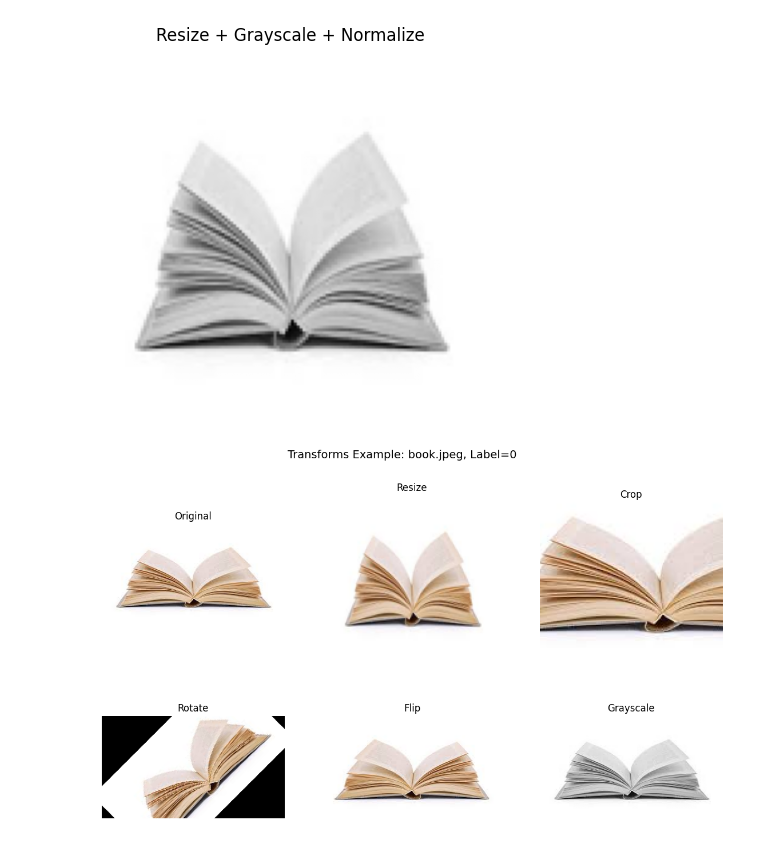
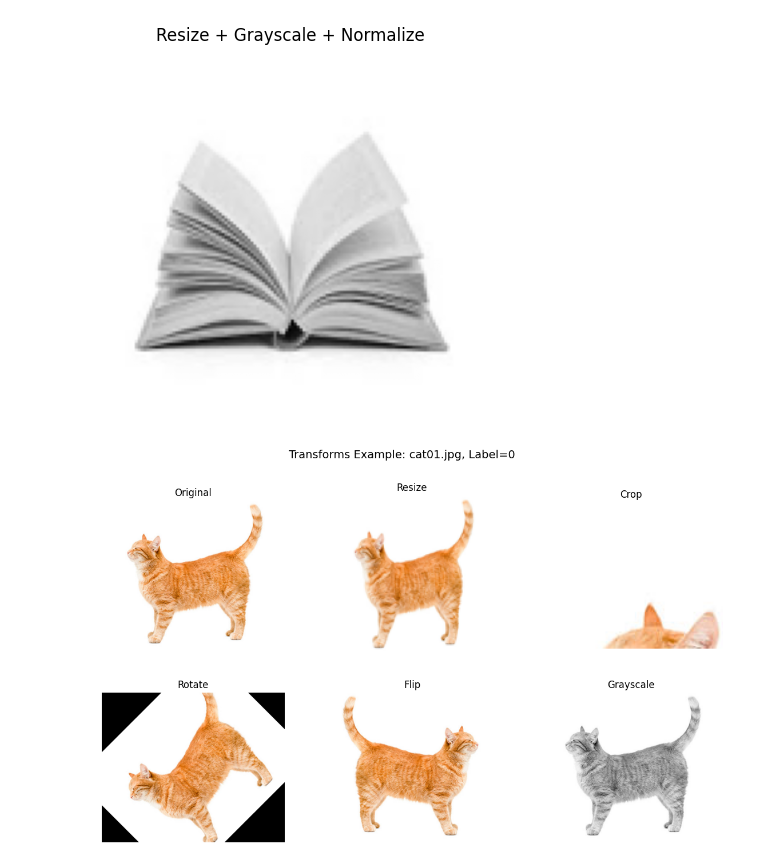
Before and after one commit to rrrasulbekruzmetov/Practise, a Jupyter notebook: Notebook/4_Dars.ipynb, the cells around one changed output. Drawn from its saved outputs; the diff is of its cells as text; code cells hidden in the pictures.

```diff
--- a/Notebook/4_Dars.ipynb
+++ b/Notebook/4_Dars.ipynb
@@ -278,10 +287,10 @@ import numpy as np
 import matplotlib.pyplot as plt
 
 samples = [
-    ("book.jpeg", 0),
-    ("notebook.jpeg", 1),
-    ("pen.jpeg", 2),
-    ("pencil.jpeg", 3)
+    ("cat01.jpg", 0),
+    ("cat02.jpg", 1),
+    ("dog01.jpg", 2),
+    ("dog02.jpg", 3)
 ]
 
 image_file, label = samples[0]
@@ -301,31 +310,31 @@ plt.title("Original")
 plt.axis("off")
 
 plt.subplot(2, 3, 2)
 plt.imshow(resized_img)
 plt.title("Resize")
 plt.axis("off")
 
 plt.subplot(2, 3, 3)
 plt.imshow(cropped_img)
 plt.title("Crop")
 plt.axis("off")
 
 plt.subplot(2, 3, 4)
 plt.imshow(rotated_img)
 plt.title("Rotate")
 plt.axis("off")
 
 plt.subplot(2, 3, 5)
 plt.imshow(flipped_img)
 plt.title("Flip")
 plt.axis("off")
 
 plt.subplot(2, 3, 6)
 plt.imshow(gray_img, cmap="gray")
 plt.title("Grayscale")
 plt.axis("off")
 
 plt.suptitle(f"Transforms Example: {image_file}, Label={label}", fontsize=14)
 plt.show()
 # %% [output]
-[figure, old version]
+[figure, new version]
```
Also changed, not shown: parts of 23 cells of this notebook.
